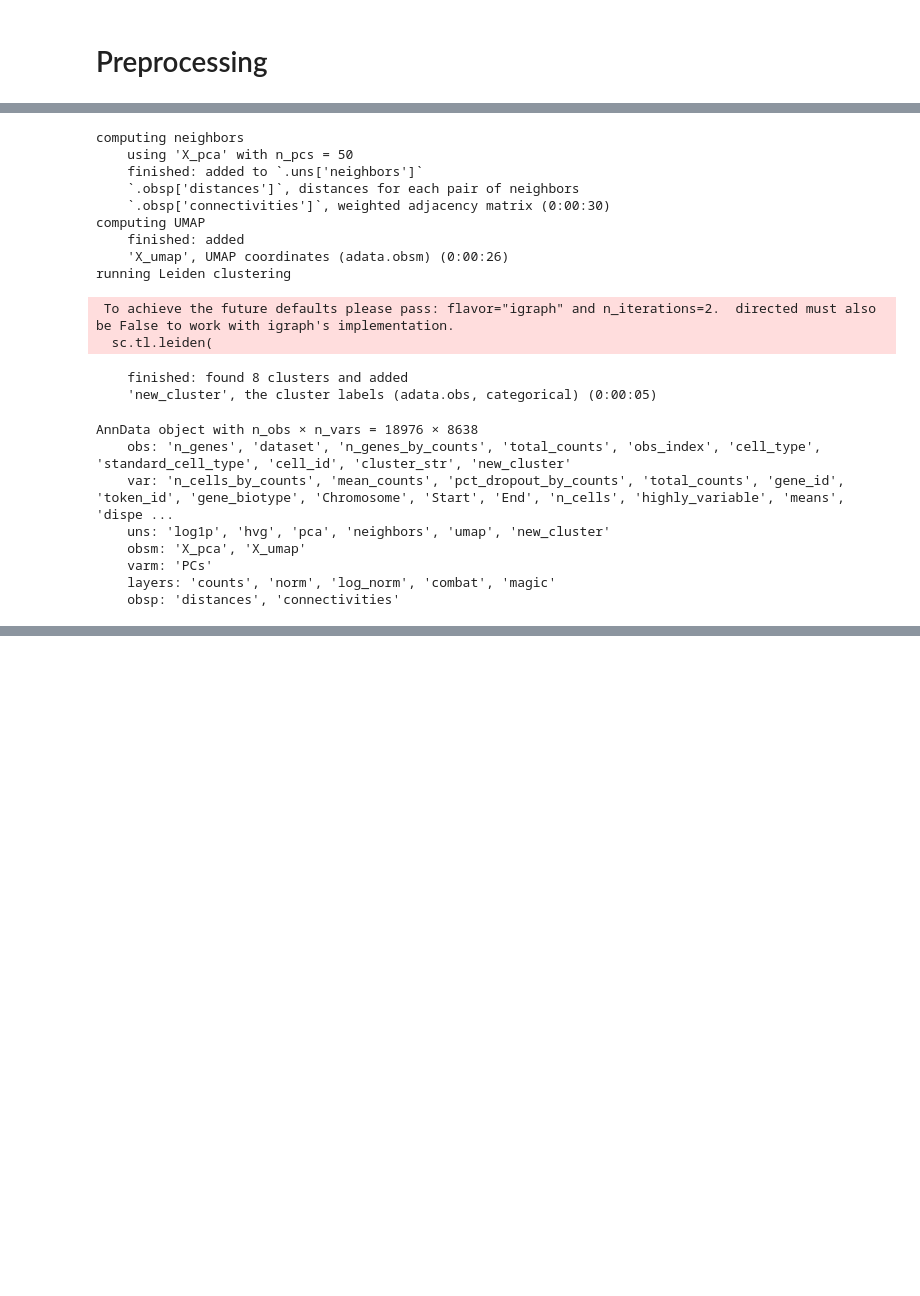
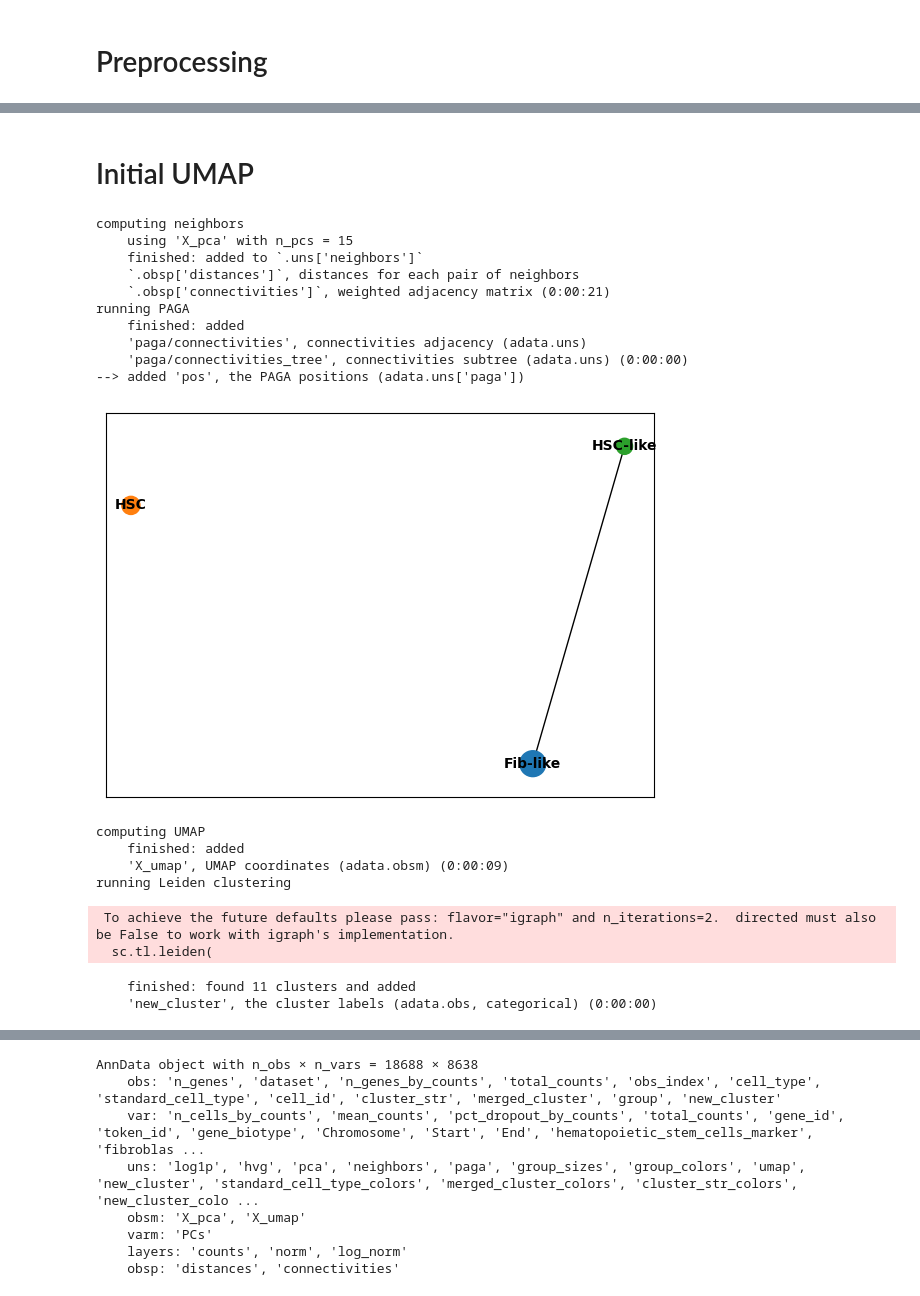
Before and after one commit to CooperStansbury/ONT-single-cell, a Jupyter notebook: notebooks/data_engineering/MAKE_SIMPLE_LANDSCAPE.ipynb, the cells around one changed output, grey strips where cells are left out. Cells and saved outputs as stored; diff of their text form; code cells hidden in the pictures; blank space fills up the shorter version.

```diff
--- a/notebooks/data_engineering/MAKE_SIMPLE_LANDSCAPE.ipynb
+++ b/notebooks/data_engineering/MAKE_SIMPLE_LANDSCAPE.ipynb
@@ -179,7 +182,7 @@ def filter_genes_by_group_min_count(adata, group_key, min_count):
 adata = filter_genes_by_group_min_count(
     adata,
     group_key='dataset',
-    min_count=2,
+    min_count=1,
 )
 
 adata
@@ -332,36 +421,61 @@ computing PCA
+# %% [markdown]
+# Initial UMAP
 # %%
 sc.pp.neighbors(
     adata,
-    n_neighbors=55,
+    n_neighbors=5,
 )
+
+sc.tl.paga(
+    adata,
+    groups='group',
+)
+
+sc.pl.paga(
+    adata,
+)
+
 sc.tl.umap(
     adata,
+    init_pos='paga',
 )
+
 sc.tl.leiden(
     adata,
-    resolution=0.5,
+    resolution=0.35,
     key_added='new_cluster',
 )
+
+sc.pl.umap(
+    adata,
+    color=[
+        'standard_cell_type',
+        'merged_cluster',
+        'cluster_str',
+        'new_cluster',
+        'group',
+    ],
+    ncols=2,
+)
+
 adata
 # %% [output]
 computing neighbors
-    using 'X_pca' with n_pcs = 50
+    using 'X_pca' with n_pcs = 15
     finished: added to `.uns['neighbors']`
     `.obsp['distances']`, distances for each pair of neighbors
-    `.obsp['connectivities']`, weighted adjacency matrix (0:00:30)
-computing UMAP
+    `.obsp['connectivities']`, weighted adjacency matrix (0:00:21)
+running PAGA
     finished: added
-    'X_umap', UMAP coordinates (adata.obsm) (0:00:26)
-running Leiden clustering
+    'paga/connectivities', connectivities adjacency (adata.uns)
+    'paga/connectivities_tree', connectivities subtree (adata.uns) (0:00:00)
+--> added 'pos', the PAGA positions (adata.uns['paga'])
+[figure, added]
- To achieve the future defaults please pass: flavor="igraph" and n_iterations=2.  directed must also be False to work with igraph's implementation.
-  sc.tl.leiden(
+computing UMAP
+    finished: added
+    'X_umap', UMAP coordinates (adata.obsm) (0:00:09)
+running Leiden clustering
-    finished: found 8 clusters and added
-    'new_cluster', the cluster labels (adata.obs, categorical) (0:00:05)
+ To achieve the future defaults please pass: flavor="igraph" and n_iterations=2.  directed must also be False to work with igraph's implementation.
+  sc.tl.leiden(
-AnnData object with n_obs × n_vars = 18976 × 8638
-    obs: 'n_genes', 'dataset', 'n_genes_by_counts', 'total_counts', 'obs_index', 'cell_type', 'standard_cell_type', 'cell_id', 'cluster_str', 'new_cluster'
-    var: 'n_cells_by_counts', 'mean_counts', 'pct_dropout_by_counts', 'total_counts', 'gene_id', 'token_id', 'gene_biotype', 'Chromosome', 'Start', 'End', 'n_cells', 'highly_variable', 'means', 'dispe ...
-    uns: 'log1p', 'hvg', 'pca', 'neighbors', 'umap', 'new_cluster'
-    obsm: 'X_pca', 'X_umap'
-    varm: 'PCs'
-    layers: 'counts', 'norm', 'log_norm', 'combat', 'magic'
-    obsp: 'distances', 'connectivities'
+    finished: found 11 clusters and added
+    'new_cluster', the cluster labels (adata.obs, categorical) (0:00:00)
@@ -367,0 +483,8 @@ AnnData object with n_obs × n_vars = 18976 × 8638
+AnnData object with n_obs × n_vars = 18688 × 8638
+    obs: 'n_genes', 'dataset', 'n_genes_by_counts', 'total_counts', 'obs_index', 'cell_type', 'standard_cell_type', 'cell_id', 'cluster_str', 'merged_cluster', 'group', 'new_cluster'
+    var: 'n_cells_by_counts', 'mean_counts', 'pct_dropout_by_counts', 'total_counts', 'gene_id', 'token_id', 'gene_biotype', 'Chromosome', 'Start', 'End', 'hematopoietic_stem_cells_marker', 'fibroblas ...
+    uns: 'log1p', 'hvg', 'pca', 'neighbors', 'paga', 'group_sizes', 'group_colors', 'umap', 'new_cluster', 'standard_cell_type_colors', 'merged_cluster_colors', 'cluster_str_colors', 'new_cluster_colo ...
+    obsm: 'X_pca', 'X_umap'
+    varm: 'PCs'
+    layers: 'counts', 'norm', 'log_norm'
+    obsp: 'distances', 'connectivities'
```
Also changed, not shown: parts of 25 cells of this notebook, 7 other files.
